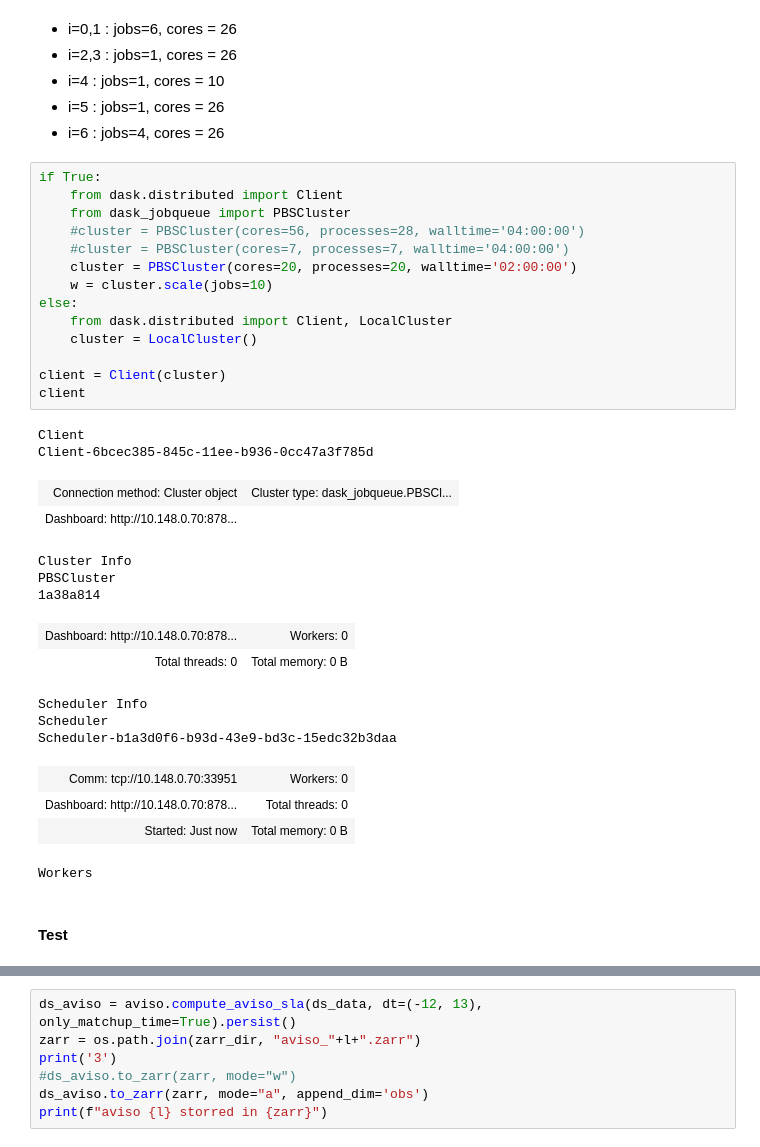
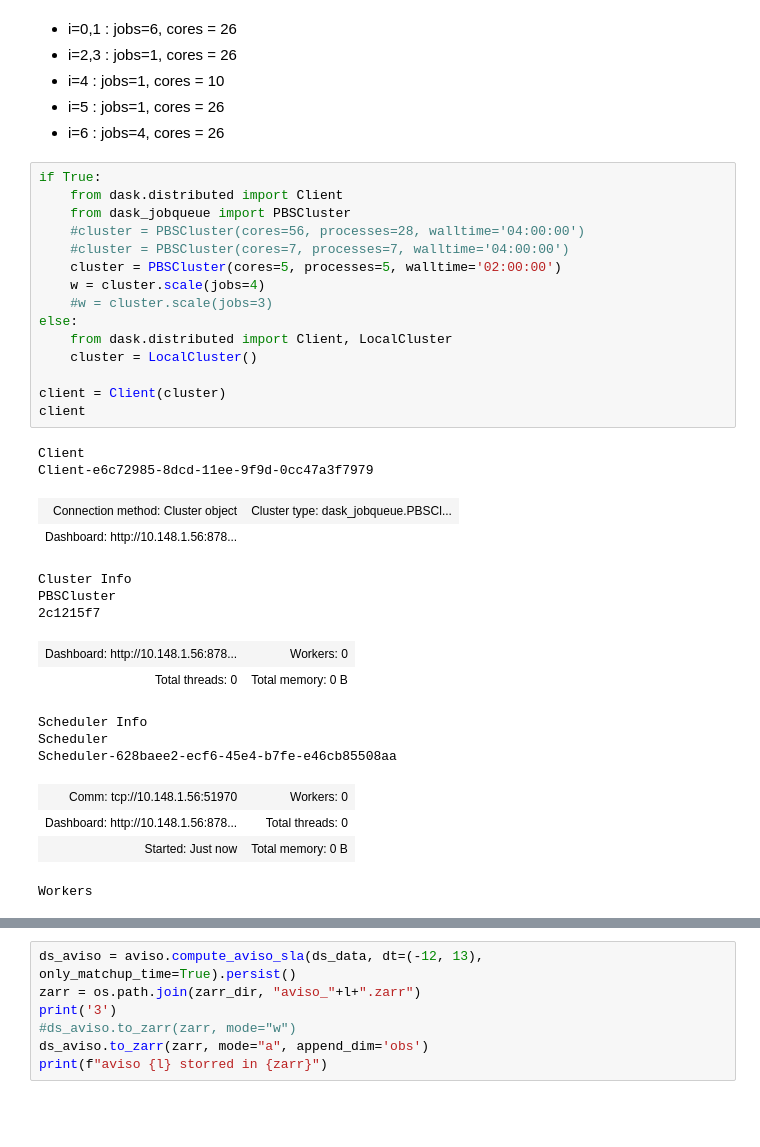
Before and after one commit to margot-demol/historical_analysis, a Jupyter notebook: 21_zarr_aviso.ipynb, the cells around one changed output, grey strips where cells are left out. Cells and saved outputs as stored; diff of their text form; blank space fills up the shorter version.

```diff
--- a/21_zarr_aviso.ipynb
+++ b/21_zarr_aviso.ipynb
@@ -38,33 +38,32 @@ from histlib.cstes import labels, zarr_dir
 # %%
 if True:
     from dask.distributed import Client
     from dask_jobqueue import PBSCluster
     #cluster = PBSCluster(cores=56, processes=28, walltime='04:00:00')
     #cluster = PBSCluster(cores=7, processes=7, walltime='04:00:00')
-    cluster = PBSCluster(cores=20, processes=20, walltime='02:00:00')
-    w = cluster.scale(jobs=10)
+    cluster = PBSCluster(cores=5, processes=5, walltime='02:00:00')
+    w = cluster.scale(jobs=4)
+    #w = cluster.scale(jobs=3)
 else:
     from dask.distributed import Client, LocalCluster
     cluster = LocalCluster()
 
 client = Client(cluster)
 client
 # %% [output]
 Client
-Client-6bcec385-845c-11ee-b936-0cc47a3f785d
+Client-e6c72985-8dcd-11ee-9f9d-0cc47a3f7979
 | Connection method: Cluster object | Cluster type: dask_jobqueue.PBSCl... |
-| Dashboard: http://10.148.0.70:878... |  |
+| Dashboard: http://10.148.1.56:878... |  |
 Cluster Info
 PBSCluster
-1a38a814
+2c1215f7
-| Dashboard: http://10.148.0.70:878... | Workers: 0 |
+| Dashboard: http://10.148.1.56:878... | Workers: 0 |
 | Total threads: 0 | Total memory: 0 B |
 Scheduler Info
 Scheduler
-Scheduler-b1a3d0f6-b93d-43e9-bd3c-15edc32b3daa
+Scheduler-628baee2-ecf6-45e4-b7fe-e46cb85508aa
-| Comm: tcp://10.148.0.70:33951 | Workers: 0 |
-| Dashboard: http://10.148.0.70:878... | Total threads: 0 |
+| Comm: tcp://10.148.1.56:51970 | Workers: 0 |
+| Dashboard: http://10.148.1.56:878... | Total threads: 0 |
 | Started: Just now | Total memory: 0 B |
 Workers
-# %% [markdown]
-#### Test
```
Also changed, not shown: parts of 19 cells of this notebook, 43 other files.
